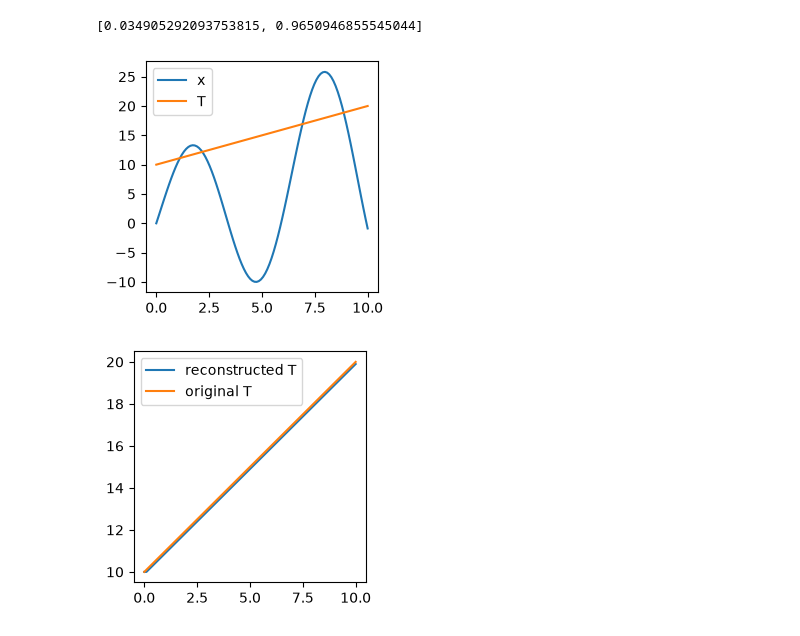
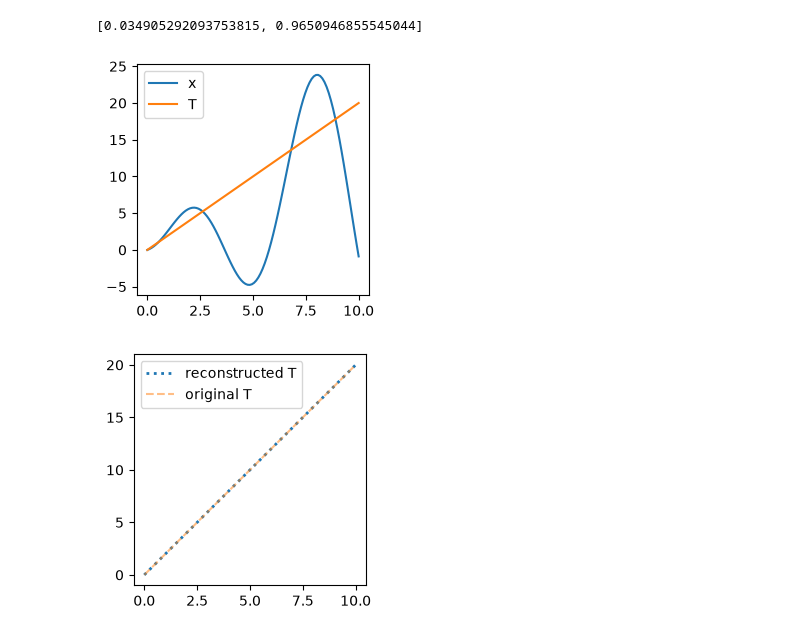
Before and after one commit to urhprimozic/PyBM, a Jupyter notebook: introduction.ipynb, the cells around one changed output. Drawn from its saved outputs; the diff is of its cells as text; code cells hidden in the pictures.

```diff
--- a/introduction.ipynb
+++ b/introduction.ipynb
@@ -209,46 +212,46 @@ results
 # %%
 # same in PyBM
 # create a model
 var_x = Var("x", type="endo")
 var_T = Var("T", type="exo")
 # add data to x and T
 # x  = Tsin(t) + t
 # increasing temperature
 t = np.linspace(0, 10, 100)
 
 # manually generated data
-var_T.set_data(t, np.linspace(10,20, 100))
+var_T.set_data(t, np.linspace(0,20, 100))
 var_x.set_data(t, np.sin(t) * var_T.data.x + t)
 ent = Entity(var_x, var_T, Const("c1"), Const("c2"), name="ent")
 model = Model(ent)
 
 import matplotlib.pyplot as plt
 plt.figure(figsize=(3, 3))
 plt.plot(t, var_x.data.x, label="x")
 plt.plot(t, var_T.data.x, label="T")
 plt.legend()
 plt.show()
 
 model.set_as_active()
 # %% [output]
-[figure, old version]
+[figure, new version]
 # %%
 
 # check if call works for exo variables:
 # reconstruct
-prev = var_T.data.x[0]
-temp = [prev]
+
+temp = []
 for t in np.linspace(0, 10, 100):
-    new = var_T(t, [prev])
+    # T is exgenus - not in context - can be anything
+    new = var_T(t, None)
     temp.append(
         new
     )
-    prev = new
 plt.figure(figsize=(3, 3))
-plt.plot(np.linspace(0, 10, 100), temp[1:], label="reconstructed T")
-plt.plot(np.linspace(0, 10, 100), var_T.data.x, label="original T")
+plt.plot(np.linspace(0, 10, 100), temp, label="reconstructed T",linestyle="dotted",  linewidth=2)
+plt.plot(np.linspace(0, 10, 100), var_T.data.x, label="original T", linestyle='dashed', alpha=0.5   )
 plt.legend()
 plt.show()
 # %% [output]
-[figure, old version]
+[figure, new version]
 # %%
```
Also changed, not shown: parts of 5 cells of this notebook, 2 other files.
